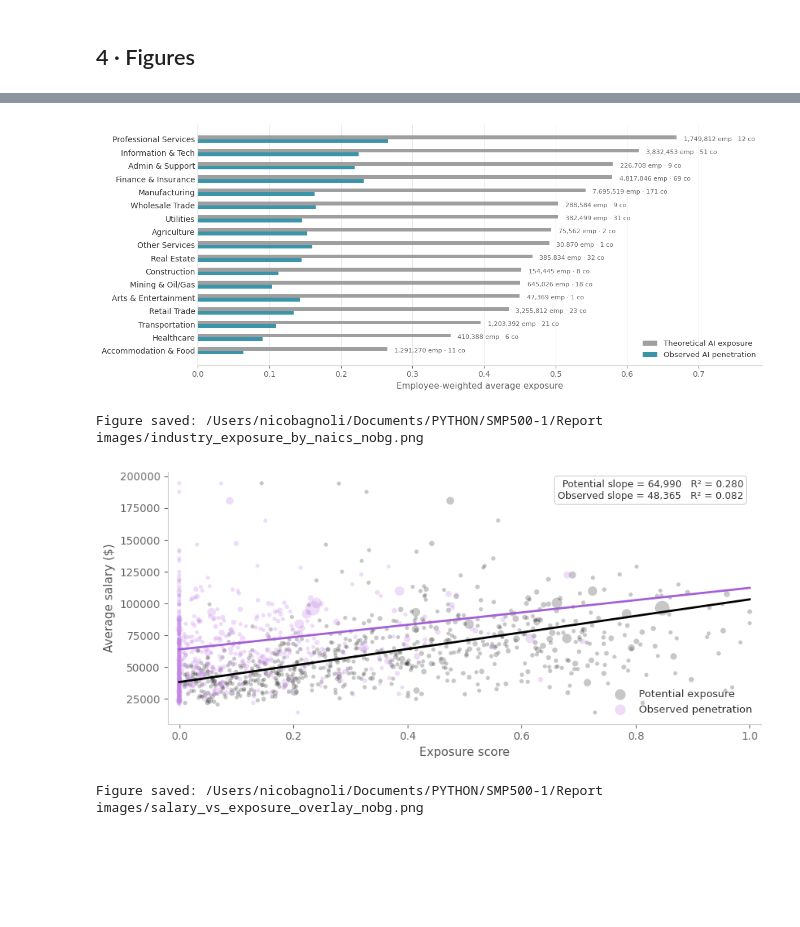
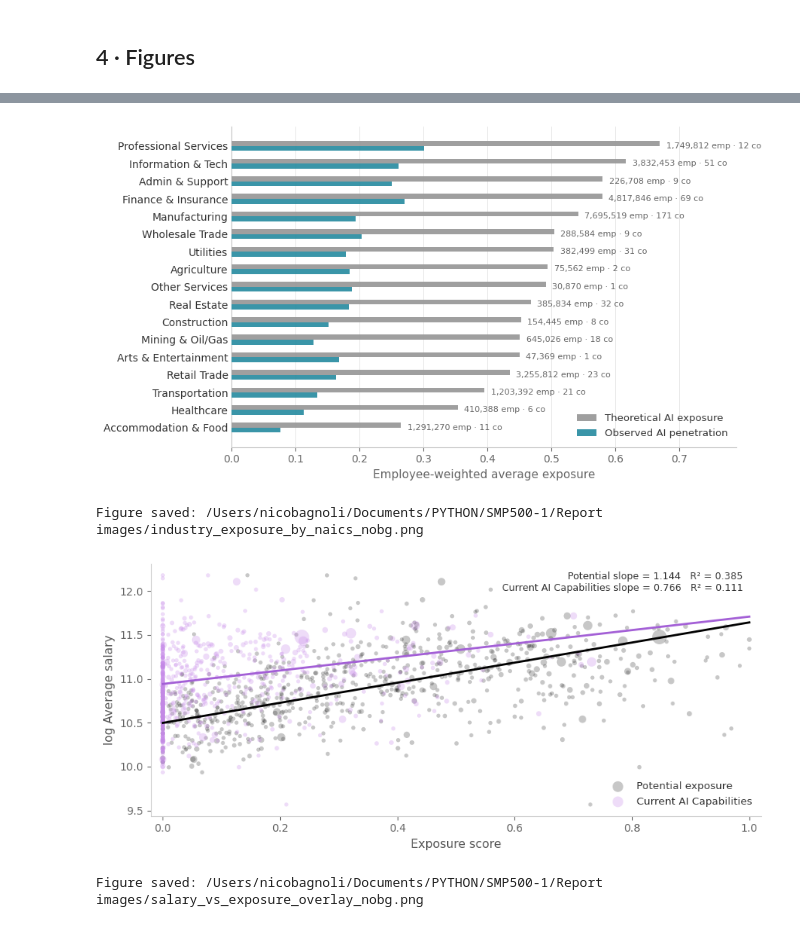
Before and after one commit to MIT-Work-Analytics-Laboratory/SMP500, a Jupyter notebook: 1.1 - sp500_new_scores_occ_analysis.ipynb, the cells around one changed output, grey strips where cells are left out. Saved outputs shown, nothing was run; the diff lists cells and outputs as text; code cells hidden in the pictures; blank space fills up the shorter version.

```diff
--- a/1.1 - sp500_new_scores_occ_analysis.ipynb
+++ b/1.1 - sp500_new_scores_occ_analysis.ipynb
@@ -506,7 +506,7 @@ for sector, grp in df_comp_plot.groupby("sector"):
 df_sector = pd.DataFrame(sector_records).sort_values("time_based_score", ascending=True)
 
 # Plot
-fig, ax = plt.subplots(figsize=(12, 5))
+fig, ax = plt.subplots(figsize=(9, 5))
 fig.patch.set_alpha(0)
 ax.set_facecolor("none")
 ax.patch.set_alpha(0.0)
@@ -558,34 +558,34 @@ for i, row in enumerate(df_sector.itertuples()):
         f"{row.n_employees:,.0f} emp · {row.n_companies} co",
         va="center",
         fontsize=8,
         color=TEXT_GRAY
     )
 
 ax.set_xlim(0, df_sector["time_based_score"].max() + 0.12)
 ax.xaxis.grid(True, color=GRID_GRAY, lw=0.5, zorder=0)
 ax.set_axisbelow(True)
 
 for sp in ["top", "right"]:
     ax.spines[sp].set_visible(False)
 ax.spines["left"].set_color(AXIS_GRAY)
 ax.spines["bottom"].set_color(AXIS_GRAY)
 
 ax.legend(
     loc="lower right",
     fontsize=9.5,
     frameon=False,
     labelcolor="#333333"
 )
 
 plt.tight_layout()
 
 out_png = REPORT_DIR / "industry_exposure_by_naics_nobg.png"
 plt.savefig(out_png, dpi=180, bbox_inches="tight", transparent=True)
 
 plt.show()
 print(f"Figure saved: {out_png}")
 # %% [output]
-[figure, old version]
+[figure, new version]
 Figure saved: /Users/nicobagnoli/Documents/PYTHON/SMP500-1/Report images/industry_exposure_by_naics_nobg.png
 # %%
 # ══════════════════════════════════════════════════════════════════════
@@ -604,6 +604,8 @@ REPORT_DIR.mkdir(exist_ok=True)
 OUT_PNG = REPORT_DIR / "salary_vs_exposure_overlay_nobg.png"
 
 df_occ_plot = df_occ_demo.dropna(subset=["avg_salary"]).copy()
+df_occ_plot = df_occ_plot[df_occ_plot["avg_salary"] > 0].copy()
+df_occ_plot["log_salary"] = np.log(df_occ_plot["avg_salary"])
 
 fig, ax = plt.subplots(figsize=(8.8, 4))
 fig.patch.set_alpha(0)
@@ -617,7 +619,7 @@ THEO_LINE = "#000000"
 OBS_LINE  = "#A35FD6"
 
 def _plot_overlay(ax, d, xcol, dot_color, line_color, label, alpha_pts=0.28):
-    d = d.dropna(subset=[xcol, "avg_salary", "n_employees"]).copy()
+    d = d.dropna(subset=[xcol, "log_salary", "n_employees"]).copy()
 
     n_emp = d["n_employees"]
     n_min, n_max = n_emp.min(), n_emp.max()
@@ -625,7 +627,7 @@ def _plot_overlay(ax, d, xcol, dot_color, line_color, label, alpha_pts=0.28):
 
     ax.scatter(
         d[xcol],
-        d["avg_salary"],
+        d["log_salary"],
         s=sz,
         color=dot_color,
         alpha=alpha_pts,
@@ -635,7 +637,7 @@ def _plot_overlay(ax, d, xcol, dot_color, line_color, label, alpha_pts=0.28):
     )
 
     X = sm.add_constant(d[xcol])
-    fit = sm.WLS(d["avg_salary"], X, weights=d["n_employees"]).fit()
+    fit = sm.WLS(d["log_salary"], X, weights=d["n_employees"]).fit()
     slope = fit.params.iloc[1]
     intercept = fit.params.iloc[0]
 
@@ -663,13 +665,13 @@ fit_theo = _plot_overlay(
 fit_obs = _plot_overlay(
     ax, df_occ_plot, "observed_penetration_score",
     OBS_DOT, OBS_LINE,
-    "Observed penetration",
+    "Current AI Capabilities",
     alpha_pts=0.30
 )
 
 stat_text = (
-    f"Potential slope = {fit_theo.params.iloc[1]:,.0f}   R² = {fit_theo.rsquared:.3f}\n"
-    f"Observed slope = {fit_obs.params.iloc[1]:,.0f}   R² = {fit_obs.rsquared:.3f}"
+    f"Potential slope = {fit_theo.params.iloc[1]:.3f}   R² = {fit_theo.rsquared:.3f}\n"
+    f"Current AI Capabilities slope = {fit_obs.params.iloc[1]:.3f}   R² = {fit_obs.rsquared:.3f}"
 )
 
 ax.text(
@@ -682,15 +684,15 @@ ax.text(
     color="#333333",
     bbox=dict(
         boxstyle="round,pad=0.35",
-        fc="white",
+        fc="none",
         ec="#BBBBBB",
         lw=0.6,
-        alpha=0.95
+        alpha=0.0
     )
 )
 
 ax.set_xlabel("Exposure score", fontsize=11, color="#555555")
-ax.set_ylabel("Average salary ($)", fontsize=11, color="#555555")
+ax.set_ylabel("log Average salary", fontsize=11, color="#555555")
 
 # no grid
 ax.set_axisbelow(True)
@@ -715,5 +717,5 @@ plt.savefig(OUT_PNG, dpi=180, bbox_inches="tight", transparent=True)
 plt.show()
 print(f"Figure saved: {OUT_PNG}")
 # %% [output]
-[figure, old version]
+[figure, new version]
 Figure saved: /Users/nicobagnoli/Documents/PYTHON/SMP500-1/Report images/salary_vs_exposure_overlay_nobg.png
```
Also changed, not shown: parts of 5 cells of this notebook, 10 other files.
